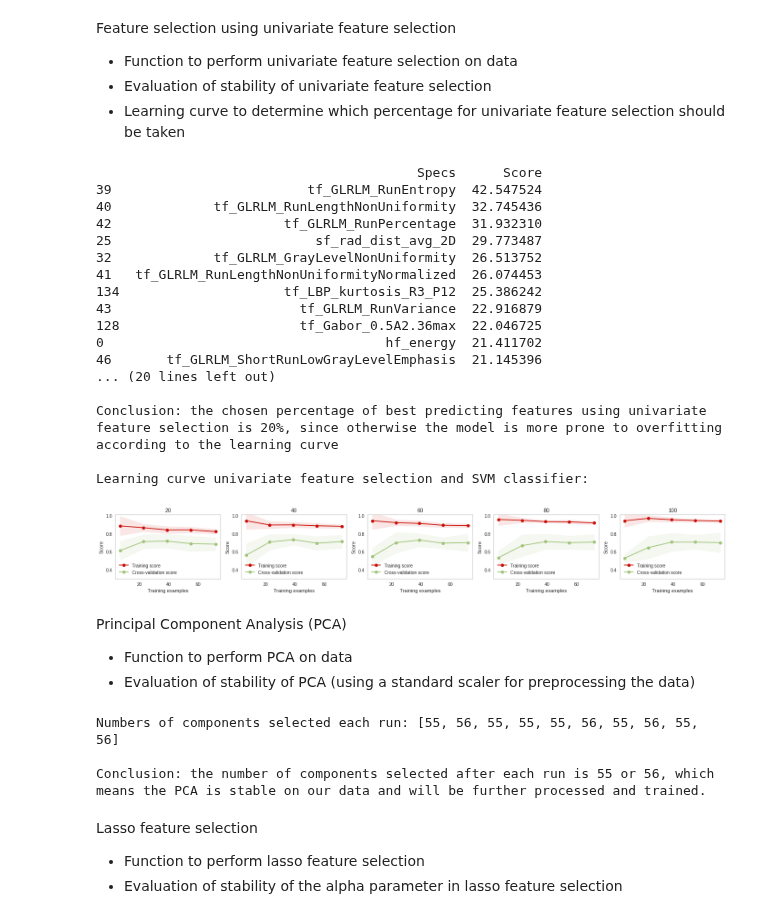
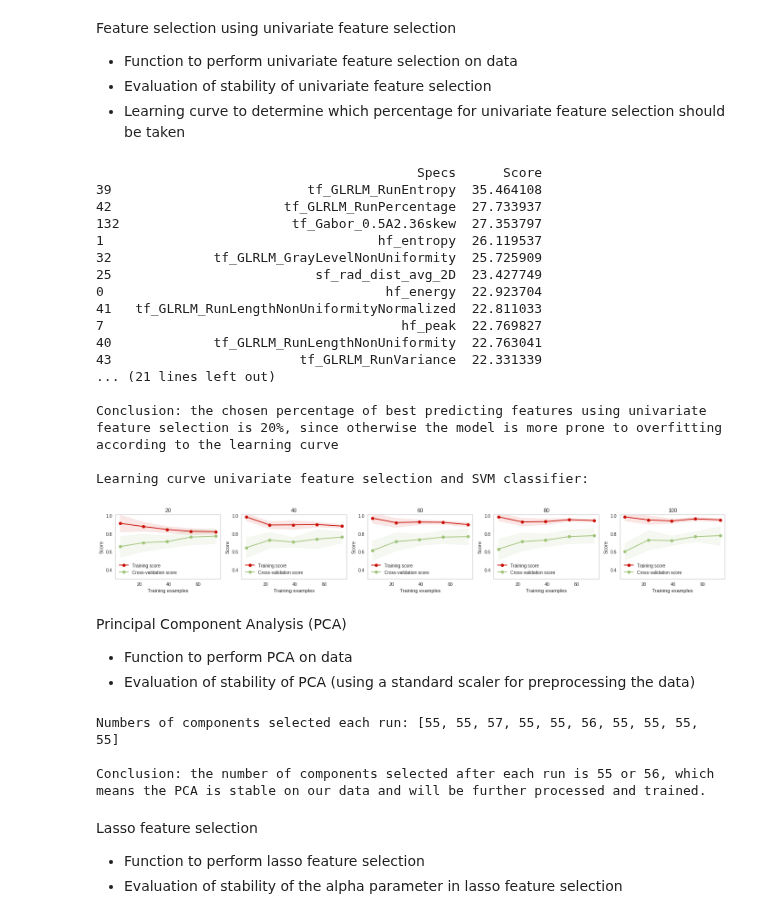
Before and after one commit to maritverboom/TM10007_PROJECT, a Jupyter notebook: assignment.ipynb, the cells around one changed output. Saved outputs shown, nothing was run; the diff lists cells and outputs as text; code cells hidden in the pictures.

```diff
--- a/assignment.ipynb
+++ b/assignment.ipynb
@@ -369,47 +369,47 @@ selector_uni.fit(data_train, stage_train)
 dfscores = pd.DataFrame(selector_uni.scores_)
 dfcolumns = pd.DataFrame(data_train.columns)
 featureScores = pd.concat([dfcolumns,dfscores],axis=1)
 featureScores.columns = ['Specs','Score']
 print(featureScores.nlargest(int(0.2*len(featureScores)),'Score'))  #print 40 best features
 
 print('\nConclusion: running the univariate feature selection method for different train-test splits results in around the same top features selected, thus this method is stable and will be further processed and trained.')
 
 # Evaluating what percentage of features needs to be selected, using a learning curve
 perc = [20, 40, 60, 80, 100] # the evaluated percentages
 svm_scaler = svm.SVC() # evaluating is done using a svm classifier
-svm_scaler.fit(train_uni, stage_train)
+svm_scaler.fit(data_train_uni, stage_train)
 fig = plt.figure(figsize=(24,15))
 num = 0
 cvlc = model_selection.StratifiedShuffleSplit(n_splits=10, test_size=0.2, random_state=0)
 
 for per in perc:
     data_train_uni, stage_train_uni  = uni(data_train, data_test, stage_train, per)
     title = str(per)
     ax = fig.add_subplot(5, 5, num + 1)
     plot_learning_curve(svm_scaler, title, data_train_uni, stage_train, ax, ylim=(0.3, 1.01), cv=cvlc)
     num += 1
 print(f'\nConclusion: the chosen percentage of best predicting features using univariate feature selection is 20%, since otherwise the model is more prone to overfitting according to the learning curve')
 
 print(f'\nLearning curve univariate feature selection and SVM classifier:')
 # %% [output]
                                          Specs      Score
-39                         tf_GLRLM_RunEntropy  42.547524
-40             tf_GLRLM_RunLengthNonUniformity  32.745436
-42                      tf_GLRLM_RunPercentage  31.932310
-25                          sf_rad_dist_avg_2D  29.773487
-32             tf_GLRLM_GrayLevelNonUniformity  26.513752
-41   tf_GLRLM_RunLengthNonUniformityNormalized  26.074453
-134                     tf_LBP_kurtosis_R3_P12  25.386242
-43                        tf_GLRLM_RunVariance  22.916879
-128                       tf_Gabor_0.5A2.36max  22.046725
-0                                    hf_energy  21.411702
-46       tf_GLRLM_ShortRunLowGrayLevelEmphasis  21.145396
-... (20 lines left out)
+39                         tf_GLRLM_RunEntropy  35.464108
+42                      tf_GLRLM_RunPercentage  27.733937
+132                      tf_Gabor_0.5A2.36skew  27.353797
+1                                   hf_entropy  26.119537
+32             tf_GLRLM_GrayLevelNonUniformity  25.725909
+25                          sf_rad_dist_avg_2D  23.427749
+0                                    hf_energy  22.923704
+41   tf_GLRLM_RunLengthNonUniformityNormalized  22.811033
+7                                      hf_peak  22.769827
+40             tf_GLRLM_RunLengthNonUniformity  22.763041
+43                        tf_GLRLM_RunVariance  22.331339
+... (21 lines left out)
 
 Conclusion: the chosen percentage of best predicting features using univariate feature selection is 20%, since otherwise the model is more prone to overfitting according to the learning curve
 
 Learning curve univariate feature selection and SVM classifier:
-[figure, old version]
+[figure, new version]
 # %% [markdown]
 Principal Component Analysis (PCA)
 - Function to perform PCA on data
@@ -442,7 +442,7 @@ def pca_opt(data_train, data_test):
     return data_train, data_test
 
 # Apply PCA function to data_train and data_test in order to evaluate different feature selection methods and classifiers.
-data_train_pca, data_test_pca = pca(data_train_scaled, data_test_scaled)
+data_train_pca, data_test_pca = pca_opt(data_train_scaled, data_test_scaled)
 
 # Evaluation stability of PCA as feature selection method on dataset
 number_of_components = []
@@ -463,14 +463,14 @@ for _ in range(10):
 
     data_train, data_test = data_cleaning(data_train, data_test)
     data_train_scaled_standard, data_test_scaled_standard = data_scaling(data_train, data_test)
-    data_train_pca_standard, data_test_pca_standard = pca(data_train_scaled_standard, data_test_scaled_standard)
+    data_train_pca_standard, data_test_pca_standard = pca_opt(data_train_scaled_standard, data_test_scaled_standard)
     number_of_components.append(data_train_pca_standard.shape[1])
 
 print(f'Numbers of components selected each run: {number_of_components}')
 
 print(f'\nConclusion: the number of components selected after each run is 55 or 56, which means the PCA is stable on our data and will be further processed and trained.')
 # %% [output]
-Numbers of components selected each run: [55, 56, 55, 55, 55, 56, 55, 56, 55, 56]
+Numbers of components selected each run: [55, 55, 57, 55, 55, 56, 55, 55, 55, 55]
 
 Conclusion: the number of components selected after each run is 55 or 56, which means the PCA is stable on our data and will be further processed and trained.
 # %% [markdown]
```
Also changed, not shown: parts of 4 cells of this notebook.
